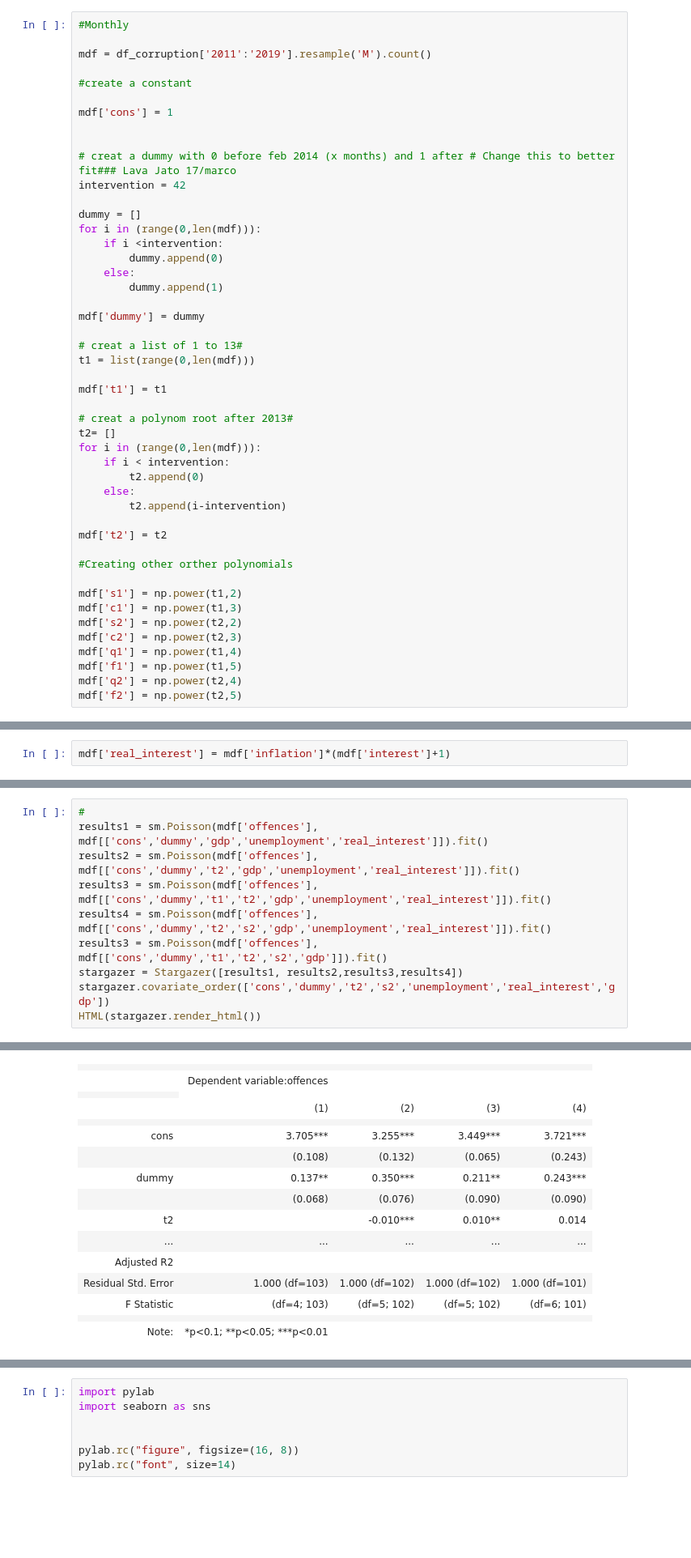
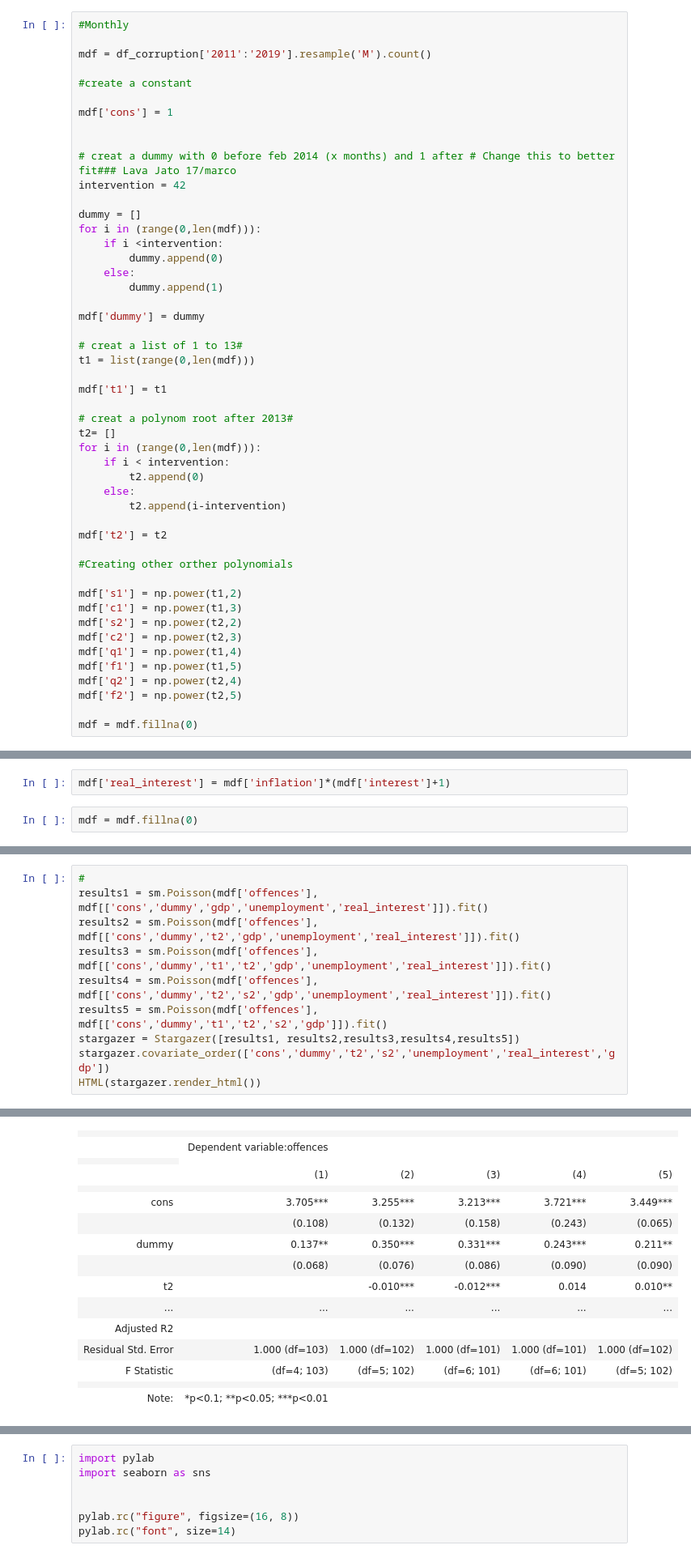
Before and after one commit to caxaxa/PhD_Empirics, a Jupyter notebook: Data_Analysis.ipynb, the cells around one changed output, grey strips where cells are left out. Shown at 81% size. Saved outputs shown, nothing was run; the diff lists cells and outputs as text; blank space fills up the shorter version.

```diff
--- a/Data_Analysis.ipynb
+++ b/Data_Analysis.ipynb
@@ -295,6 +304,8 @@ mdf['q1'] = np.power(t1,4)
 mdf['f1'] = np.power(t1,5)
 mdf['q2'] = np.power(t2,4)
 mdf['f2'] = np.power(t2,5)
+
+mdf = mdf.fillna(0)
 # %%
 mdf.head(5)
 # %% [output]
@@ -460,6 +471,8 @@ inflation = inflation.set_index('date')
 mdf['inflation'] = inflation['2008-12-01':'2019'].resample('M').sum()
 # %%
 mdf['real_interest'] = mdf['inflation']*(mdf['interest']+1)
+# %%
+mdf = mdf.fillna(0)
 # %%
 #regressing
 
@@ -516,45 +531,45 @@ fig.savefig('emp3.pdf')
 # %%
 #
 results1 = sm.Poisson(mdf['offences'], mdf[['cons','dummy','gdp','unemployment','real_interest']]).fit()
 results2 = sm.Poisson(mdf['offences'], mdf[['cons','dummy','t2','gdp','unemployment','real_interest']]).fit()
 results3 = sm.Poisson(mdf['offences'], mdf[['cons','dummy','t1','t2','gdp','unemployment','real_interest']]).fit()
 results4 = sm.Poisson(mdf['offences'], mdf[['cons','dummy','t2','s2','gdp','unemployment','real_interest']]).fit()
-results3 = sm.Poisson(mdf['offences'], mdf[['cons','dummy','t1','t2','s2','gdp']]).fit()
-stargazer = Stargazer([results1, results2,results3,results4])
+results5 = sm.Poisson(mdf['offences'], mdf[['cons','dummy','t1','t2','s2','gdp']]).fit()
+stargazer = Stargazer([results1, results2,results3,results4,results5])
 stargazer.covariate_order(['cons','dummy','t2','s2','unemployment','real_interest','gdp'])
 HTML(stargazer.render_html())
 # %% [output]
 Optimization terminated successfully.
          Current function value: 3.769145
          Iterations 4
 Optimization terminated successfully.
          Current function value: 3.616192
          Iterations 5
 Optimization terminated successfully.
          Current function value: 3.615074
          Iterations 5
 Optimization terminated successfully.
          Current function value: 3.592079
          Iterations 9
 Optimization terminated successfully.
          Current function value: 3.630250
          Iterations 9
-|  |  |  |  |  |
-|  | Dependent variable:offences |  |  |  |
+|  |  |  |  |  |  |
+|  | Dependent variable:offences |  |  |  |  |
 |  |
-|  | (1) | (2) | (3) | (4) |
-|  |  |  |  |  |
-| cons | 3.705*** | 3.255*** | 3.449*** | 3.721*** |
-|  | (0.108) | (0.132) | (0.065) | (0.243) |
-| dummy | 0.137** | 0.350*** | 0.211** | 0.243*** |
-|  | (0.068) | (0.076) | (0.090) | (0.090) |
-| t2 |  | -0.010*** | 0.010** | 0.014 |
-| ... | ... | ... | ... | ... |
-| Adjusted R2 |  |  |  |  |
-| Residual Std. Error | 1.000 (df=103) | 1.000 (df=102) | 1.000 (df=102) | 1.000 (df=101) |
-| F Statistic | (df=4; 103) | (df=5; 102) | (df=5; 102) | (df=6; 101) |
-|  |  |  |  |  |
-| Note: | *p<0.1; **p<0.05; ***p<0.01 |  |  |  |
+|  | (1) | (2) | (3) | (4) | (5) |
+|  |  |  |  |  |  |
+| cons | 3.705*** | 3.255*** | 3.213*** | 3.721*** | 3.449*** |
+|  | (0.108) | (0.132) | (0.158) | (0.243) | (0.065) |
+| dummy | 0.137** | 0.350*** | 0.331*** | 0.243*** | 0.211** |
+|  | (0.068) | (0.076) | (0.086) | (0.090) | (0.090) |
+| t2 |  | -0.010*** | -0.012*** | 0.014 | 0.010** |
+| ... | ... | ... | ... | ... | ... |
+| Adjusted R2 |  |  |  |  |  |
+| Residual Std. Error | 1.000 (df=103) | 1.000 (df=102) | 1.000 (df=101) | 1.000 (df=101) | 1.000 (df=102) |
+| F Statistic | (df=4; 103) | (df=5; 102) | (df=6; 101) | (df=6; 101) | (df=5; 102) |
+|  |  |  |  |  |  |
+| Note: | *p<0.1; **p<0.05; ***p<0.01 |  |  |  |  |
 # %%
 
 fig = plt.figure(figsize=(16,9))
```
Also changed, not shown: parts of 10 cells of this notebook.
